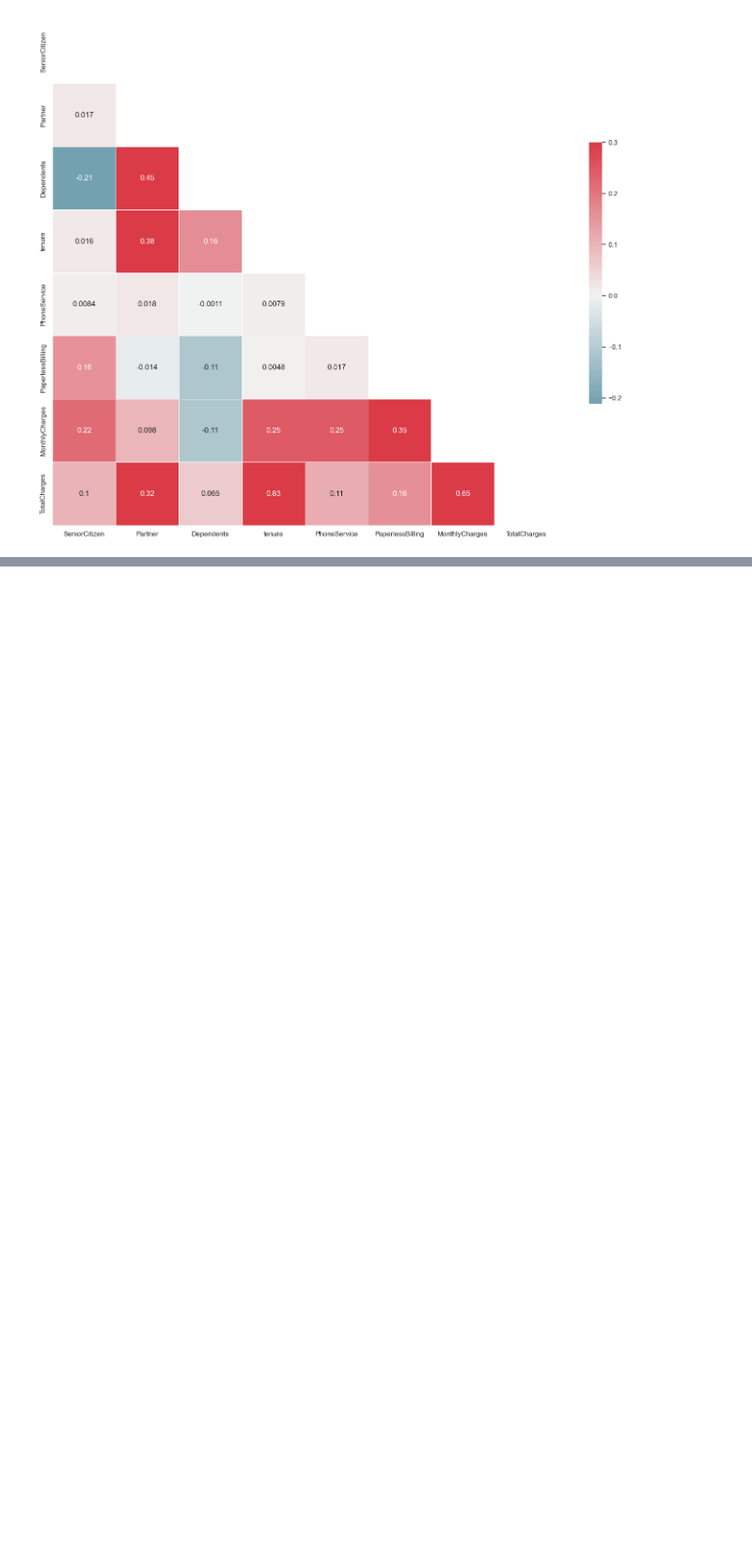
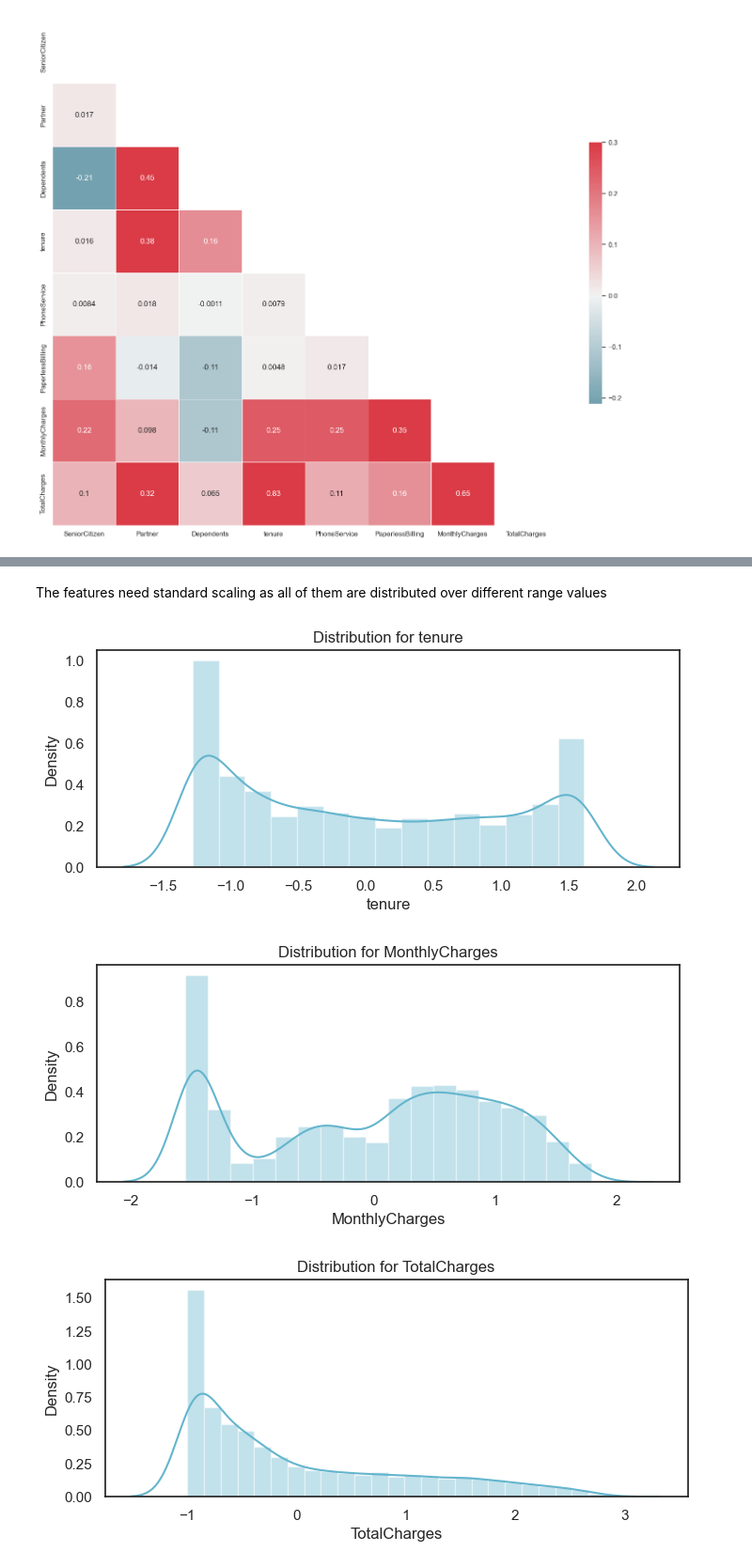
Before and after one commit to hmtalha786/Movie-Review-Sentiment-Analysis, a Jupyter notebook: Code.ipynb, the cells around one changed output, grey strips where cells are left out. Shown at 94% size. Cells and saved outputs as stored; diff of their text form; code cells hidden in the pictures; blank space fills up the shorter version.

```diff
--- a/Code.ipynb
+++ b/Code.ipynb
@@ -537,0 +580,9 @@ sns.heatmap(corr, mask=mask, cmap=cmap, vmax=.3, center=0,square=True,annot = Tr
+# %% [markdown]
+The features need standard scaling as all of them are distributed over different range values
+# %%
+data_std = pd.DataFrame(StandardScaler().fit_transform(data[col]).astype('float64'), columns = col)
+for feat in col: distplot(feat, data_std, color='c')
+# %% [output]
+[figure, added]
+[figure, added]
+[figure, added]
```
Also changed, not shown: parts of 8 cells of this notebook.
